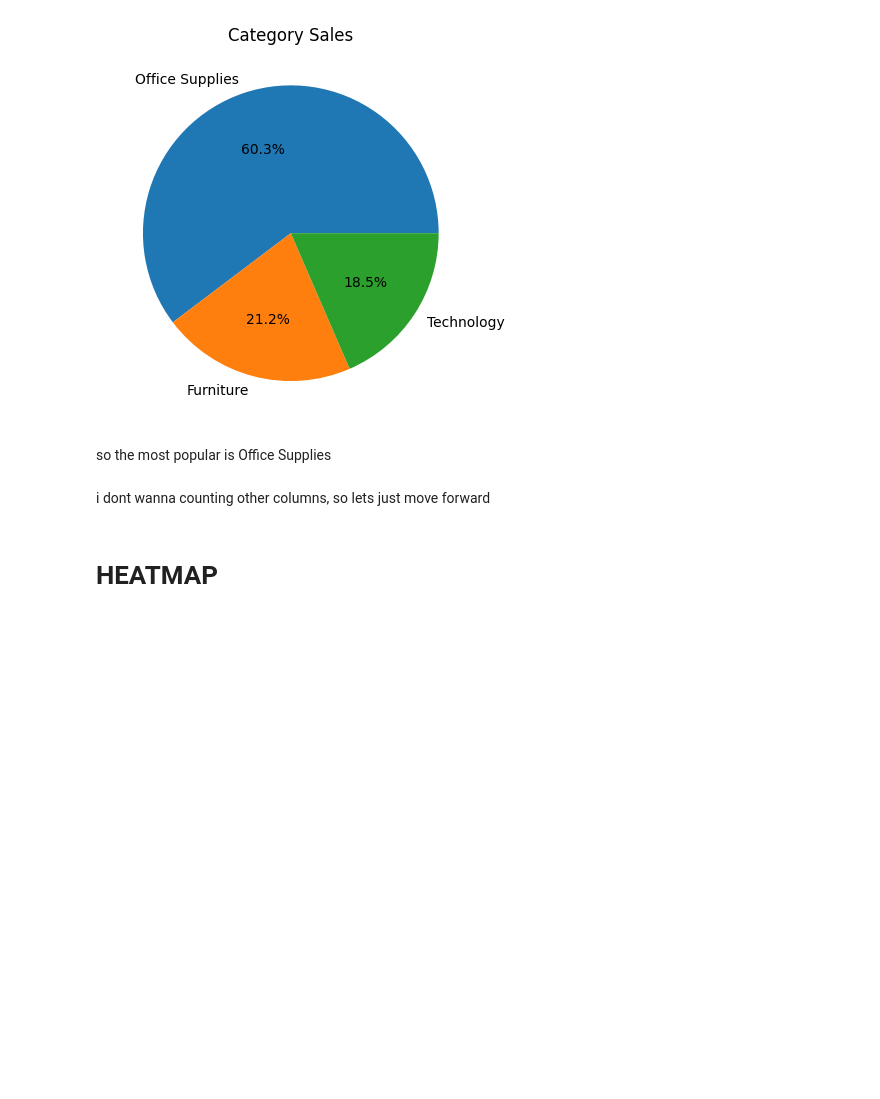
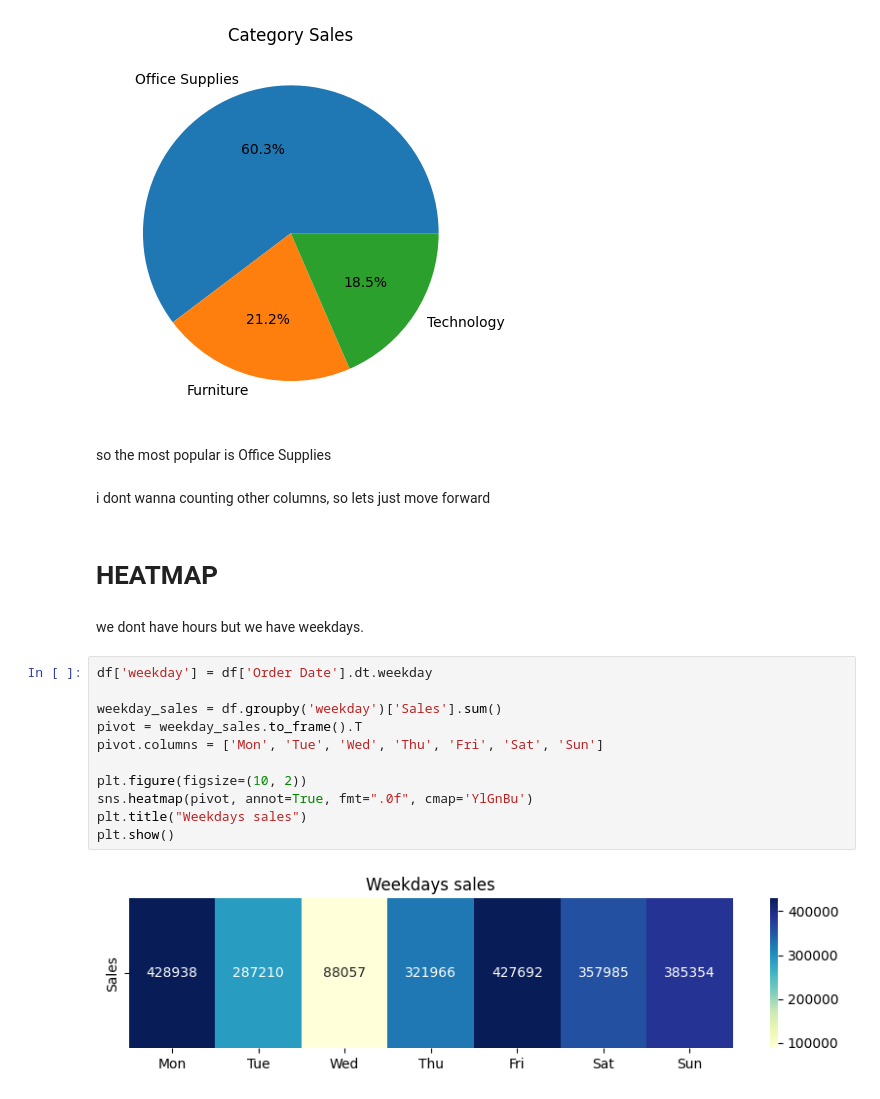
Before and after one commit to Reindotir/superstore-sales-analysis, a Jupyter notebook: src/working.ipynb, the cells around one changed output. Drawn from its saved outputs; the diff is of its cells as text; blank space fills up the shorter version.

```diff
--- a/src/working.ipynb
+++ b/src/working.ipynb
@@ -115,3 +118,18 @@ so the most popular is Office Supplies
 i dont wanna counting other columns, so lets just move forward
 # %% [markdown]
 # HEATMAP
+# %% [markdown]
+we dont have hours but we have weekdays.
+# %%
+df['weekday'] = df['Order Date'].dt.weekday
+
+weekday_sales = df.groupby('weekday')['Sales'].sum()
+pivot = weekday_sales.to_frame().T
+pivot.columns = ['Mon', 'Tue', 'Wed', 'Thu', 'Fri', 'Sat', 'Sun']
+
+plt.figure(figsize=(10, 2))
+sns.heatmap(pivot, annot=True, fmt=".0f", cmap='YlGnBu')
+plt.title("Weekdays sales")
+plt.show()
+# %% [output]
+[figure, added]
```
Also changed, not shown: parts of 19 cells of this notebook.
